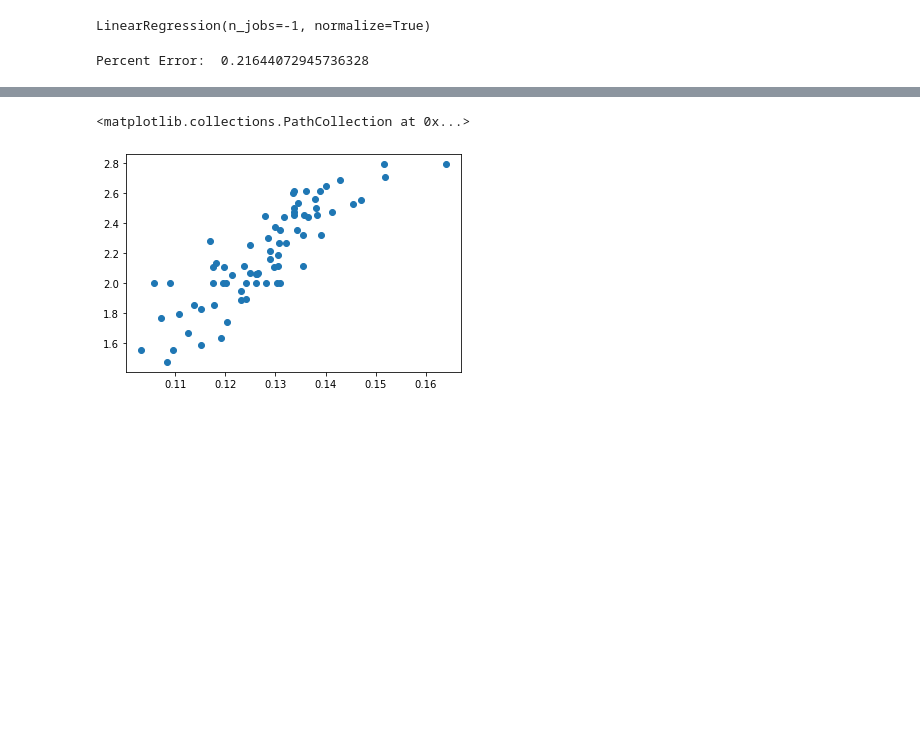
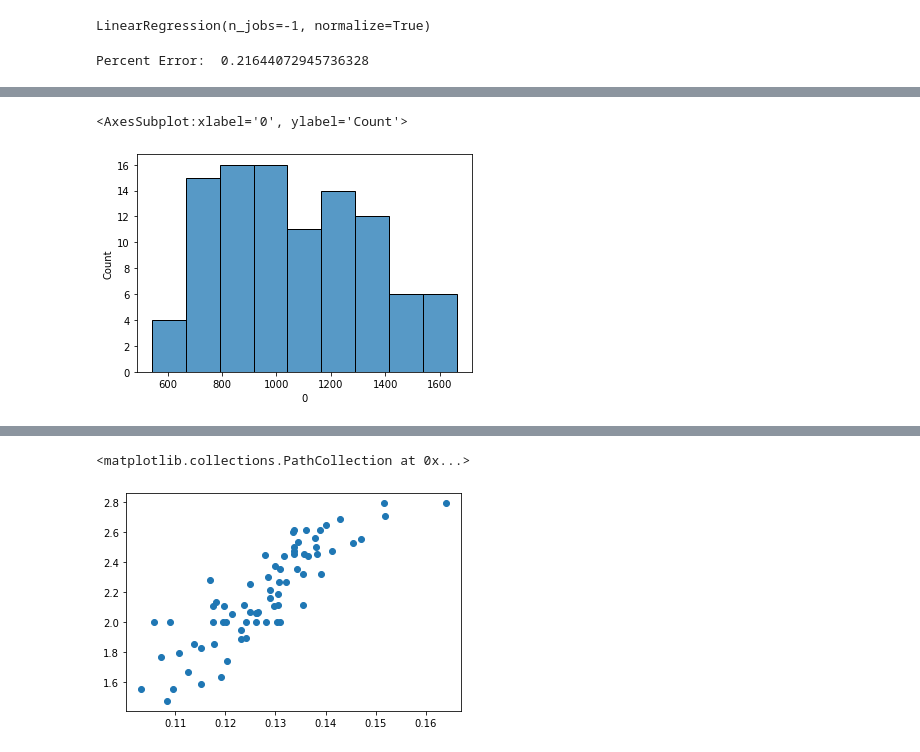
Before and after one commit to fraclad/MOAR-Drilling, a Jupyter notebook: notebooks/Irvin_EDA.ipynb, the cells around one changed output, grey strips where cells are left out. Cells and saved outputs as stored; diff of their text form; code cells hidden in the pictures; blank space fills up the shorter version.

```diff
--- a/notebooks/Irvin_EDA.ipynb
+++ b/notebooks/Irvin_EDA.ipynb
@@ -281,0 +288,4 @@ predictions = pd.DataFrame(predictions.reshape(10,100))
+# %%
+predictions["Well_ID"] = PreWells
+# %%
+predictions["Prediction, MSTB"] = predictions.median(axis=1)
@@ -282,2 +296,2 @@ predictions = pd.DataFrame(predictions.reshape(10,100))
 # %%
-predictions["Prediction, MSTB"]
+predictions = predictions[["Well_ID", "Prediction, MSTB"] + names]
@@ -296,0 +298,2 @@ predictions["Prediction, MSTB"]
+# %%
+predictions = predictions.set_index("Well_ID")
@@ -296,0 +302,5 @@ predictions["Prediction, MSTB"]
+# %%
+sns.histplot(predictions.iloc[0, :-2], bins=9)
+# %% [output]
+<AxesSubplot:xlabel='0', ylabel='Count'>
+[figure, added]
```
Also changed, not shown: parts of 10 cells of this notebook, 1 other file.
